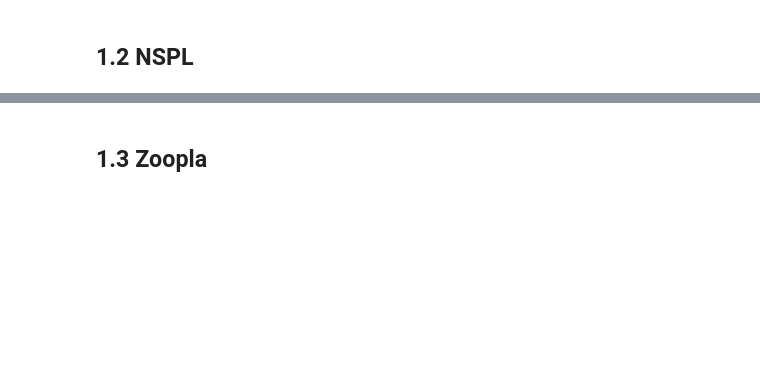
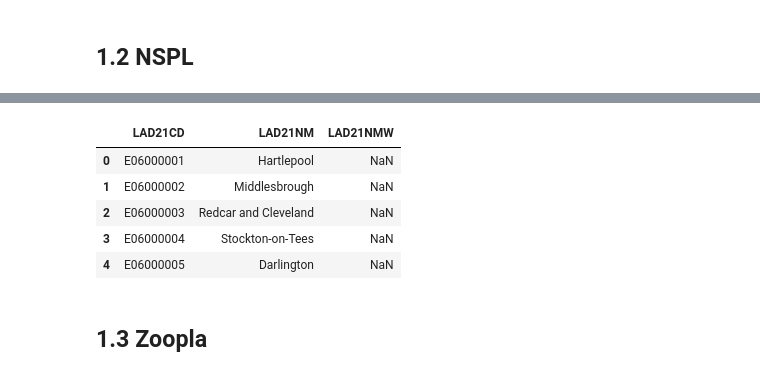
Before and after one commit to YunbeiOu/WTP_EPC_EnergyCrisis, a Jupyter notebook: notebooks/01data-preparation.ipynb, the cells around one changed output, grey strips where cells are left out. Saved outputs shown, nothing was run; the diff lists cells and outputs as text; code cells hidden in the pictures; blank space fills up the shorter version.

```diff
--- a/notebooks/01data-preparation.ipynb
+++ b/notebooks/01data-preparation.ipynb
@@ -67,6 +92,16 @@ geo_lookup21 = pd.concat(dfs)
 # %%
 # LA code name
 la = pd.read_csv('data/01_raw/LA_UA.csv')
+# %%
+la.head(
+)
+# %% [output]
+|  | LAD21CD | LAD21NM | LAD21NMW |
+| 0 | E06000001 | Hartlepool | NaN |
+| 1 | E06000002 | Middlesbrough | NaN |
+| 2 | E06000003 | Redcar and Cleveland | NaN |
+| 3 | E06000004 | Stockton-on-Tees | NaN |
+| 4 | E06000005 | Darlington | NaN |
 # %% [markdown]
 ## 1.3 Zoopla
 # %%
```
Also changed, not shown: parts of 28 cells of this notebook, 1 other file.
